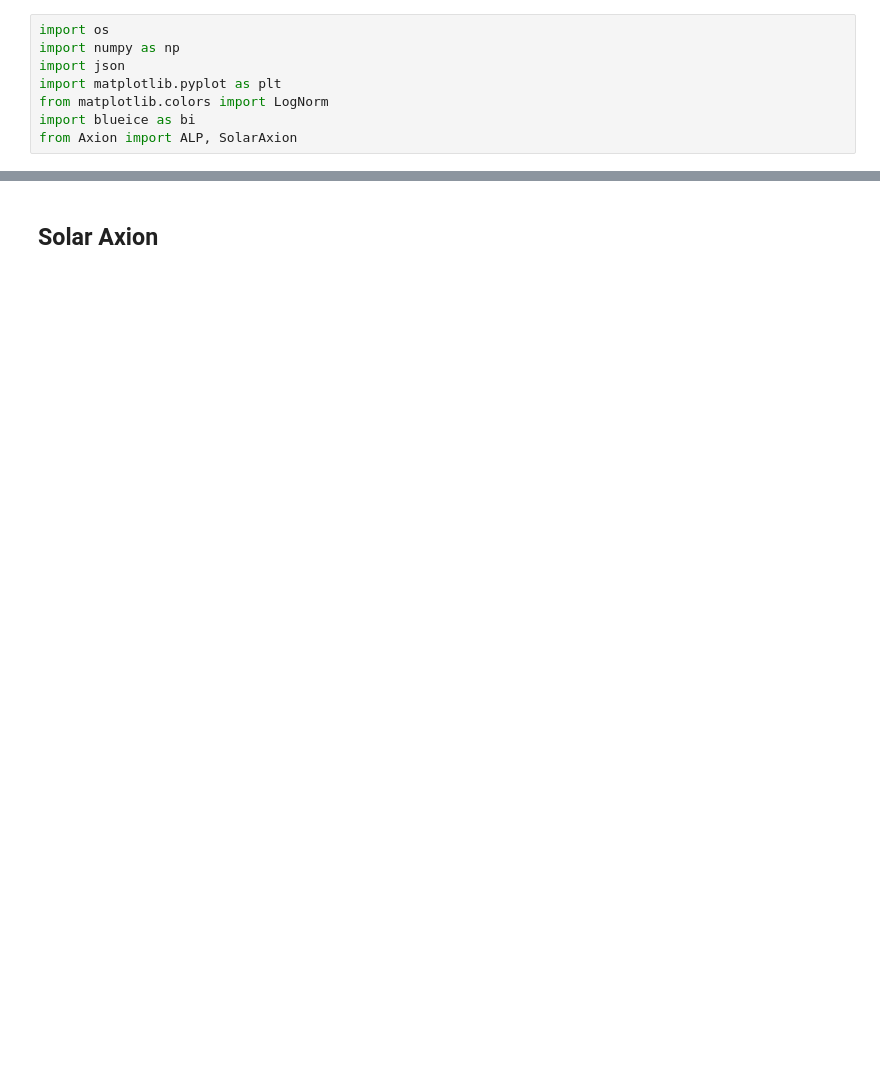
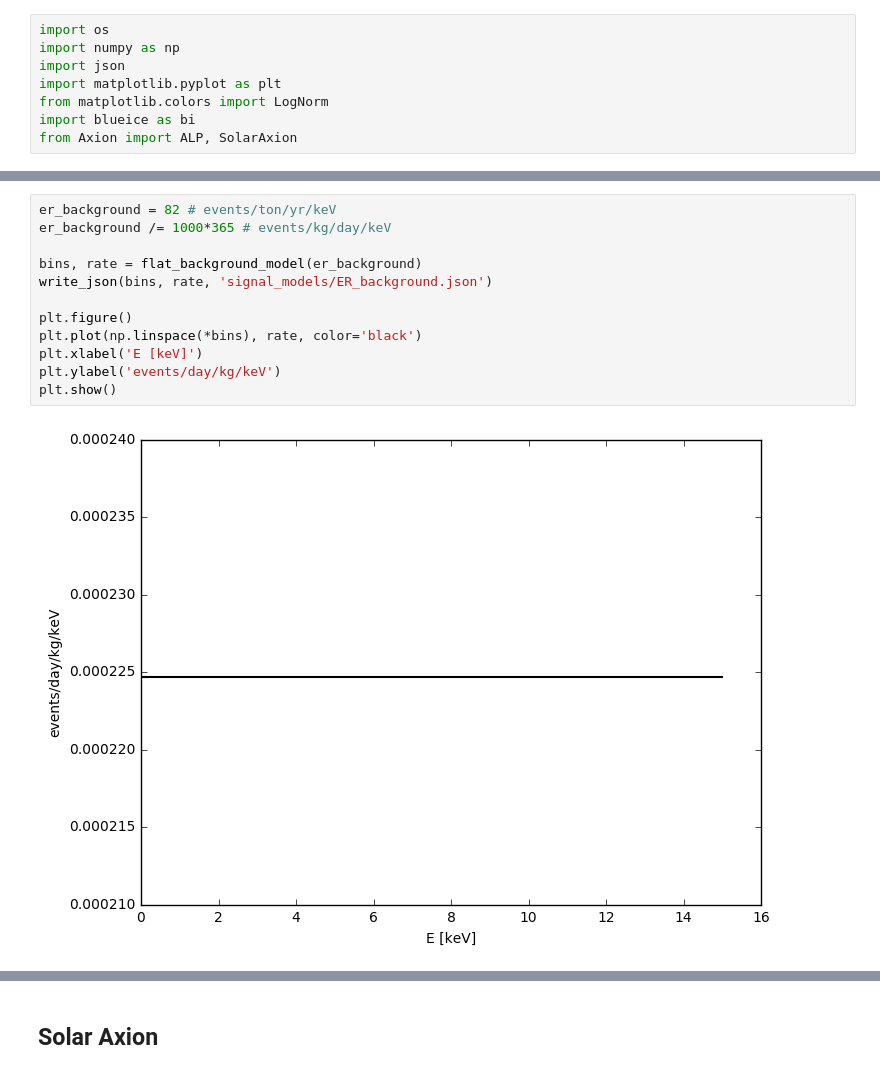
Before and after one commit to ershockley/axions, a Jupyter notebook: WriteSignalModel.ipynb, the cells around one changed output, grey strips where cells are left out. Cells and saved outputs as stored; diff of their text form; blank space fills up the shorter version.

```diff
--- a/WriteSignalModel.ipynb
+++ b/WriteSignalModel.ipynb
@@ -51,3 +59,17 @@ Rate: 252.82
+# %%
+er_background = 82 # events/ton/yr/keV
+er_background /= 1000*365 # events/kg/day/keV
+
+bins, rate = flat_background_model(er_background)
+write_json(bins, rate, 'signal_models/ER_background.json')
+
+plt.figure()
+plt.plot(np.linspace(*bins), rate, color='black')
+plt.xlabel('E [keV]')
+plt.ylabel('events/day/kg/keV')
+plt.show()
+# %% [output]
+[figure, added]
 # %%
 with open('/home/ershockley/axion_test.json') as f:
     data = json.load(f)
```
Also changed, not shown: parts of 29 cells of this notebook, 2 other files.
